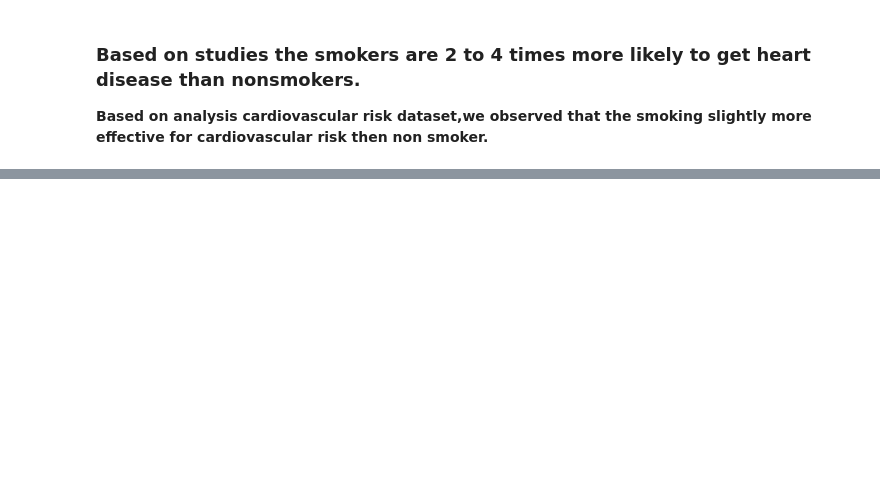
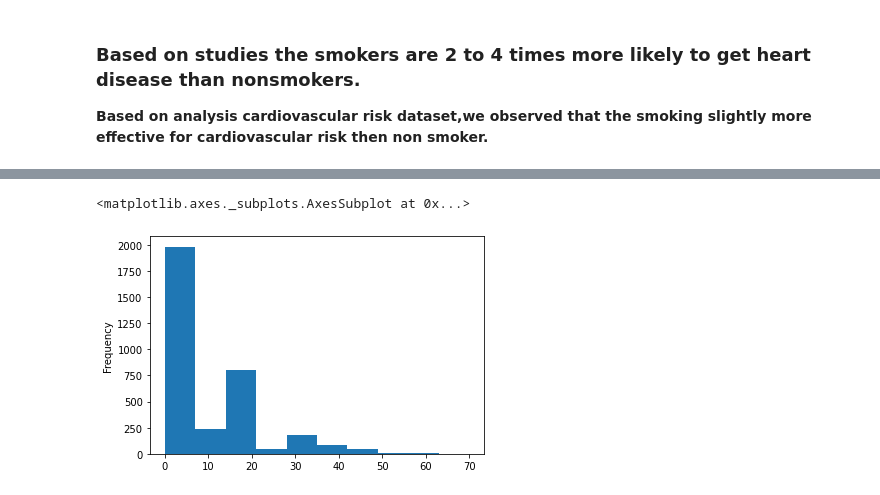
Before and after one commit to pavi-1994/Cardio_vascular_risk_prediction, a Jupyter notebook: cardivascular_risk_prediction.ipynb, the cells around one changed output, grey strips where cells are left out. Cells and saved outputs as stored; diff of their text form; code cells hidden in the pictures; blank space fills up the shorter version.

```diff
--- a/cardivascular_risk_prediction.ipynb
+++ b/cardivascular_risk_prediction.ipynb
@@ -402,0 +432,5 @@ cardio_knn_imputed.drop(columns=['id'], inplace=True)
+# %%
+cardio_df["cigsPerDay"].plot(kind="hist")
+# %% [output]
+<matplotlib.axes._subplots.AxesSubplot at 0x...>
+[figure, added]
```
Also changed, not shown: parts of 37 cells of this notebook.
